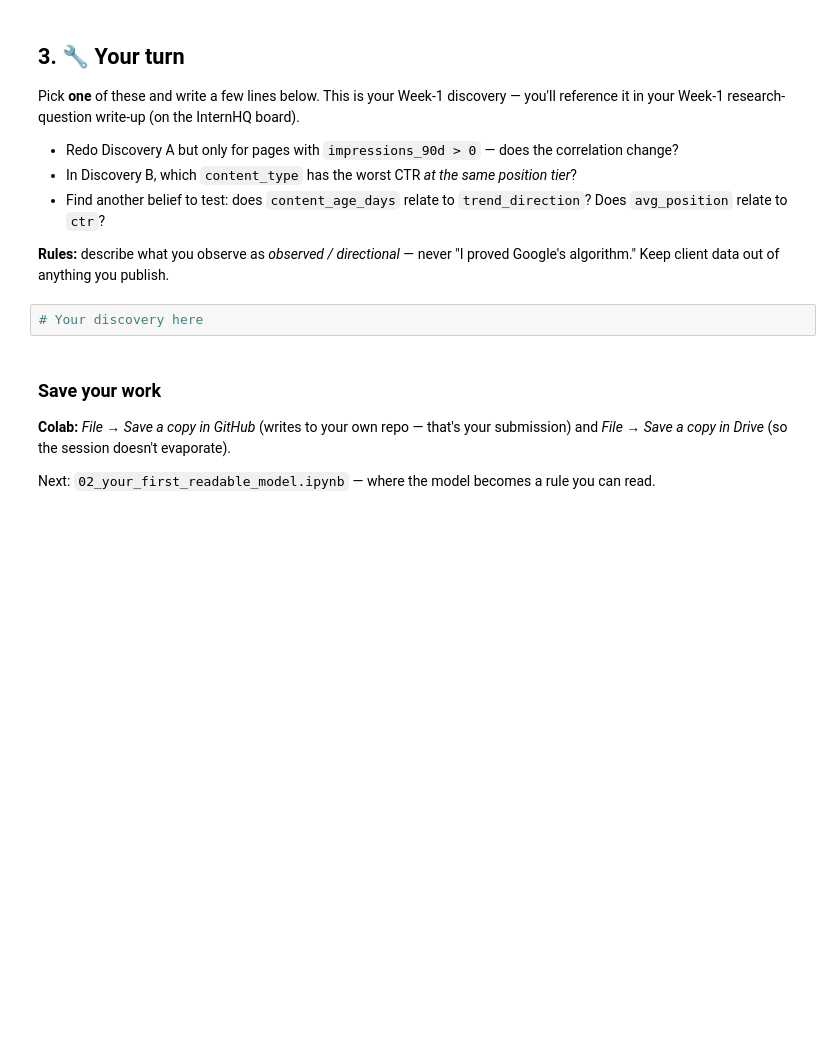
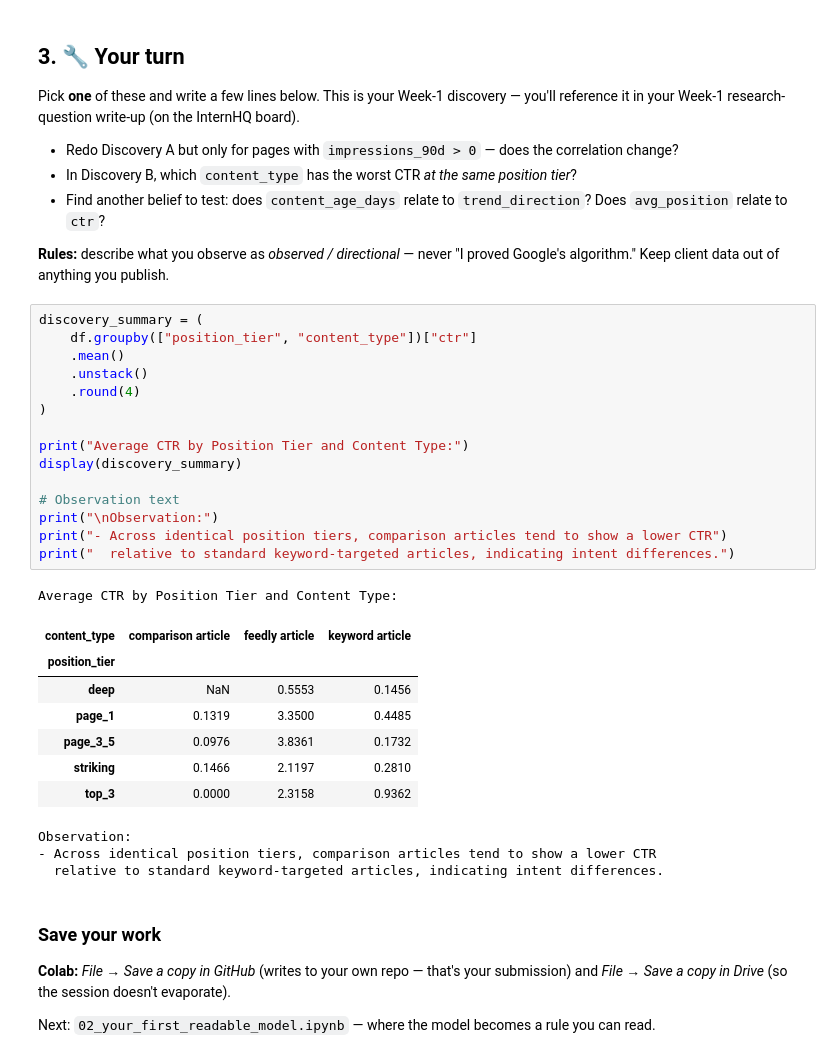
Before and after one commit to AviJxn/flyrank-ml-internship, a Jupyter notebook: notebooks/01_first_look_and_discovery.ipynb, the cells around one changed output. Saved outputs shown, nothing was run; the diff lists cells and outputs as text; blank space fills up the shorter version.

Commit message:
Complete discovery analysis for Notebook 01

```diff
--- a/notebooks/01_first_look_and_discovery.ipynb
+++ b/notebooks/01_first_look_and_discovery.ipynb
@@ -97,8 +153,33 @@ Pick **one** of these and write a few lines below. This is your Week-1 discovery
 - Find another belief to test: does `content_age_days` relate to `trend_direction`? Does `avg_position` relate to `ctr`?
 
 **Rules:** describe what you observe as *observed / directional* — never "I proved Google's algorithm." Keep client data out of anything you publish.
-# %%
-# Your discovery here
+# %%
+discovery_summary = (
+    df.groupby(["position_tier", "content_type"])["ctr"]
+    .mean()
+    .unstack()
+    .round(4)
+)
+
+print("Average CTR by Position Tier and Content Type:")
+display(discovery_summary)
+
+# Observation text
+print("\nObservation:")
+print("- Across identical position tiers, comparison articles tend to show a lower CTR")
+print("  relative to standard keyword-targeted articles, indicating intent differences.")
+# %% [output]
+Average CTR by Position Tier and Content Type:
+| content_type | comparison article | feedly article | keyword article |
+| position_tier |  |  |  |
+| deep | NaN | 0.5553 | 0.1456 |
+| page_1 | 0.1319 | 3.3500 | 0.4485 |
+| page_3_5 | 0.0976 | 3.8361 | 0.1732 |
+| striking | 0.1466 | 2.1197 | 0.2810 |
+| top_3 | 0.0000 | 2.3158 | 0.9362 |
+Observation:
+- Across identical position tiers, comparison articles tend to show a lower CTR
+  relative to standard keyword-targeted articles, indicating intent differences.
 # %% [markdown]
 ### Save your work
 **Colab:** *File → Save a copy in GitHub* (writes to your own repo — that's your submission) and *File → Save a copy in Drive* (so the session doesn't evaporate).
```
Also changed, not shown: parts of 8 cells of this notebook.
